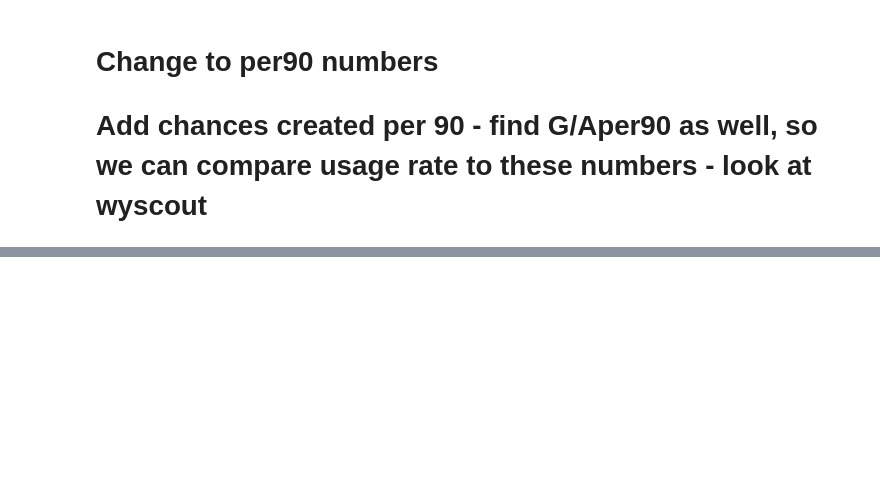
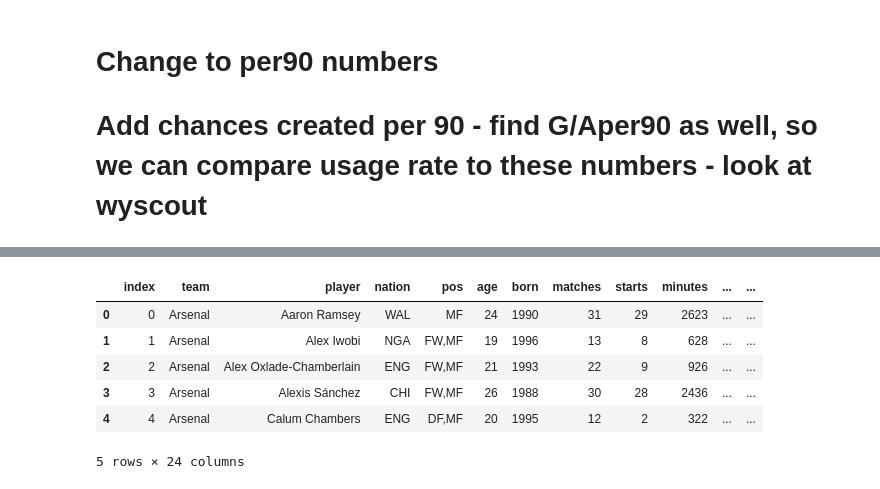
Before and after one commit to JonathanC12/UsageRateInSoccer, a Jupyter notebook: ProjectNotebook.ipynb, the cells around one changed output, grey strips where cells are left out. Saved outputs shown, nothing was run; the diff lists cells and outputs as text; code cells hidden in the pictures; blank space fills up the shorter version.

```diff
--- a/ProjectNotebook.ipynb
+++ b/ProjectNotebook.ipynb
@@ -125,0 +429,14 @@ import soccerdata as sd
+# %%
+player_stats = clean_player_stats_columns(player_stats)
+# %%
+player_stats = player_stats.reset_index()
+# %%
+player_stats.head()
+# %% [output]
+|  | index | team | player | nation | pos | age | born | matches | starts | minutes | ... | ... |
+| 0 | 0 | Arsenal | Aaron Ramsey | WAL | MF | 24 | 1990 | 31 | 29 | 2623 | ... | ... |
+| 1 | 1 | Arsenal | Alex Iwobi | NGA | FW,MF | 19 | 1996 | 13 | 8 | 628 | ... | ... |
+| 2 | 2 | Arsenal | Alex Oxlade-Chamberlain | ENG | FW,MF | 21 | 1993 | 22 | 9 | 926 | ... | ... |
+| 3 | 3 | Arsenal | Alexis Sánchez | CHI | FW,MF | 26 | 1988 | 30 | 28 | 2436 | ... | ... |
+| 4 | 4 | Arsenal | Calum Chambers | ENG | DF,MF | 20 | 1995 | 12 | 2 | 322 | ... | ... |
+5 rows × 24 columns
```
Also changed, not shown: parts of 26 cells of this notebook.
